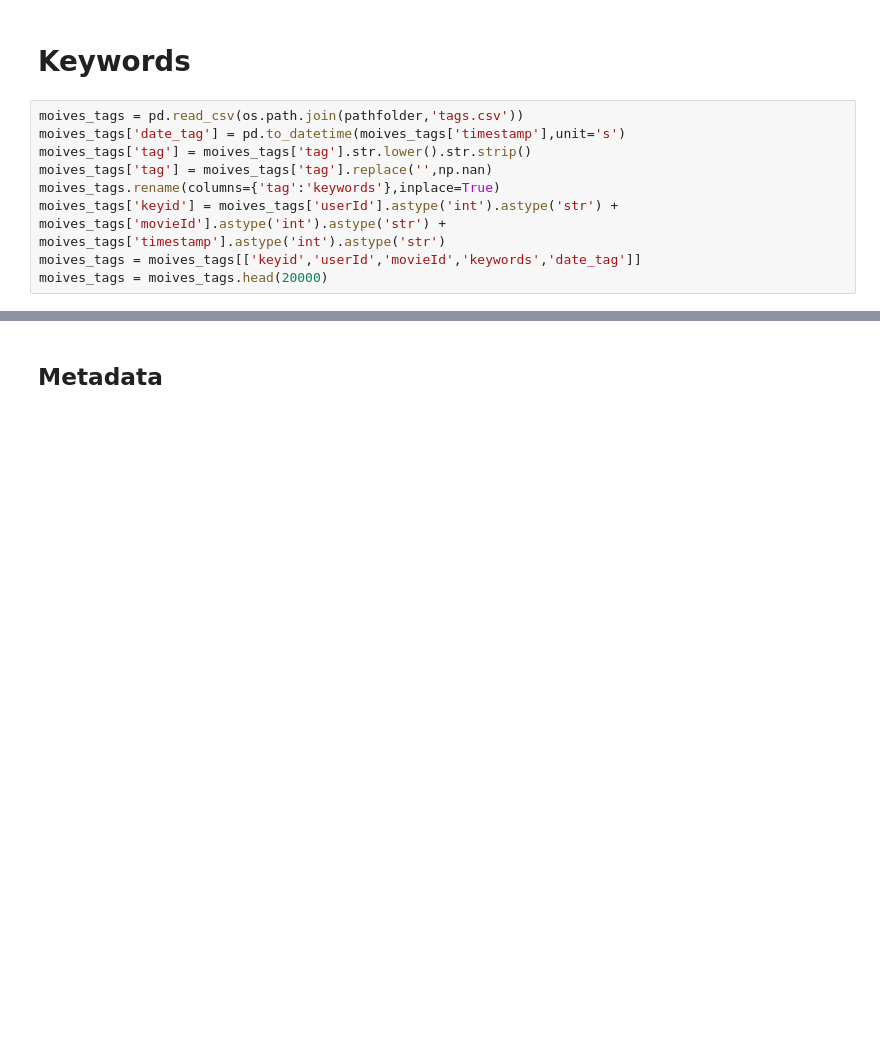
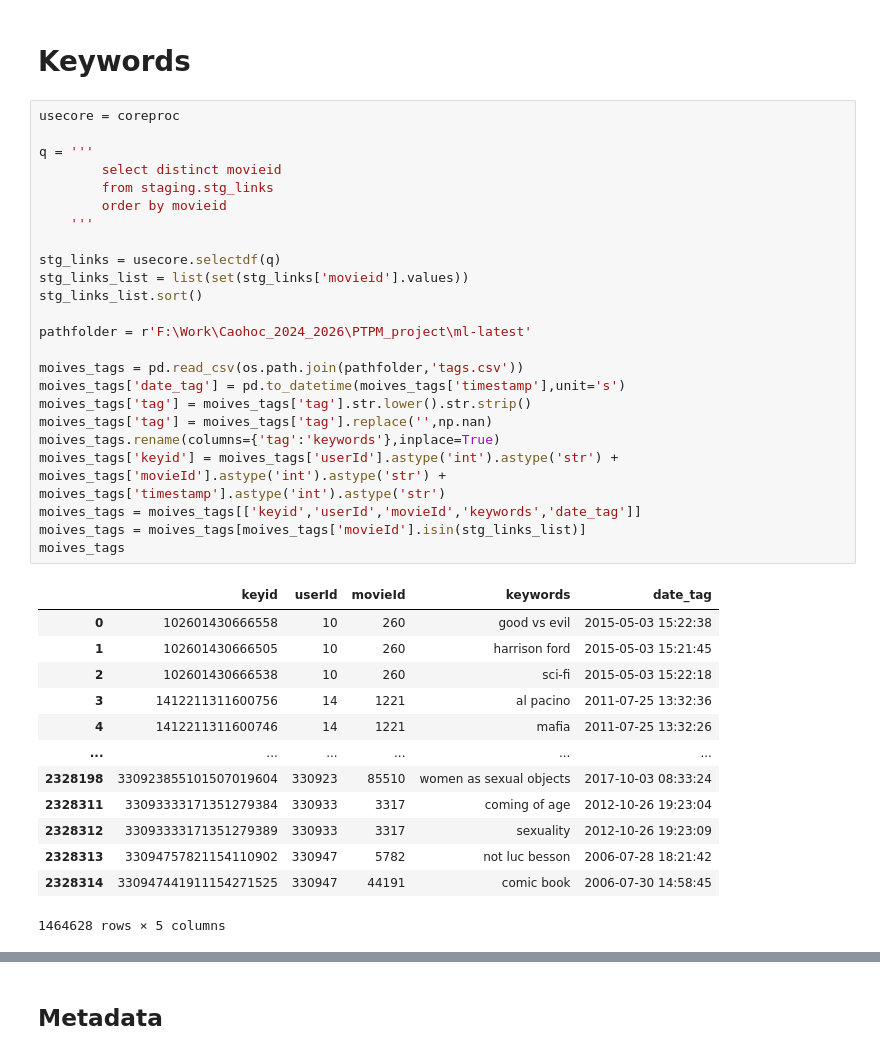
Before and after one commit to DK-Hieu/PTPM_project, a Jupyter notebook: prod/test.ipynb, the cells around one changed output, grey strips where cells are left out. Drawn from its saved outputs; the diff is of its cells as text; blank space fills up the shorter version.

```diff
--- a/prod/test.ipynb
+++ b/prod/test.ipynb
@@ -95,11 +95,40 @@ len(set(movies_ratings[movies_ratings['movieId'].isin(links_check['movieId'])]['
 # %% [markdown]
 # Keywords
 # %%
+usecore = coreproc
+
+q = '''
+        select distinct movieid
+        from staging.stg_links
+        order by movieid
+    '''
+
+stg_links = usecore.selectdf(q)
+stg_links_list = list(set(stg_links['movieid'].values))
+stg_links_list.sort()
+
+pathfolder = r'F:\Work\Caohoc_2024_2026\PTPM_project\ml-latest'
+
 moives_tags = pd.read_csv(os.path.join(pathfolder,'tags.csv'))
 moives_tags['date_tag'] = pd.to_datetime(moives_tags['timestamp'],unit='s')
 moives_tags['tag'] = moives_tags['tag'].str.lower().str.strip()
 moives_tags['tag'] = moives_tags['tag'].replace('',np.nan)
 moives_tags.rename(columns={'tag':'keywords'},inplace=True)
 moives_tags['keyid'] = moives_tags['userId'].astype('int').astype('str') + moives_tags['movieId'].astype('int').astype('str') + moives_tags['timestamp'].astype('int').astype('str')
 moives_tags = moives_tags[['keyid','userId','movieId','keywords','date_tag']]
-moives_tags = moives_tags.head(20000)
+moives_tags = moives_tags[moives_tags['movieId'].isin(stg_links_list)]
+moives_tags
+# %% [output]
+|  | keyid | userId | movieId | keywords | date_tag |
+| 0 | 102601430666558 | 10 | 260 | good vs evil | 2015-05-03 15:22:38 |
+| 1 | 102601430666505 | 10 | 260 | harrison ford | 2015-05-03 15:21:45 |
+| 2 | 102601430666538 | 10 | 260 | sci-fi | 2015-05-03 15:22:18 |
+| 3 | 1412211311600756 | 14 | 1221 | al pacino | 2011-07-25 13:32:36 |
+| 4 | 1412211311600746 | 14 | 1221 | mafia | 2011-07-25 13:32:26 |
+| ... | ... | ... | ... | ... | ... |
+| 2328198 | 330923855101507019604 | 330923 | 85510 | women as sexual objects | 2017-10-03 08:33:24 |
+| 2328311 | 33093333171351279384 | 330933 | 3317 | coming of age | 2012-10-26 19:23:04 |
+| 2328312 | 33093333171351279389 | 330933 | 3317 | sexuality | 2012-10-26 19:23:09 |
+| 2328313 | 33094757821154110902 | 330947 | 5782 | not luc besson | 2006-07-28 18:21:42 |
+| 2328314 | 330947441911154271525 | 330947 | 44191 | comic book | 2006-07-30 14:58:45 |
+1464628 rows × 5 columns
```
Also changed, not shown: parts of 1 cell of this notebook, 4 other files.
